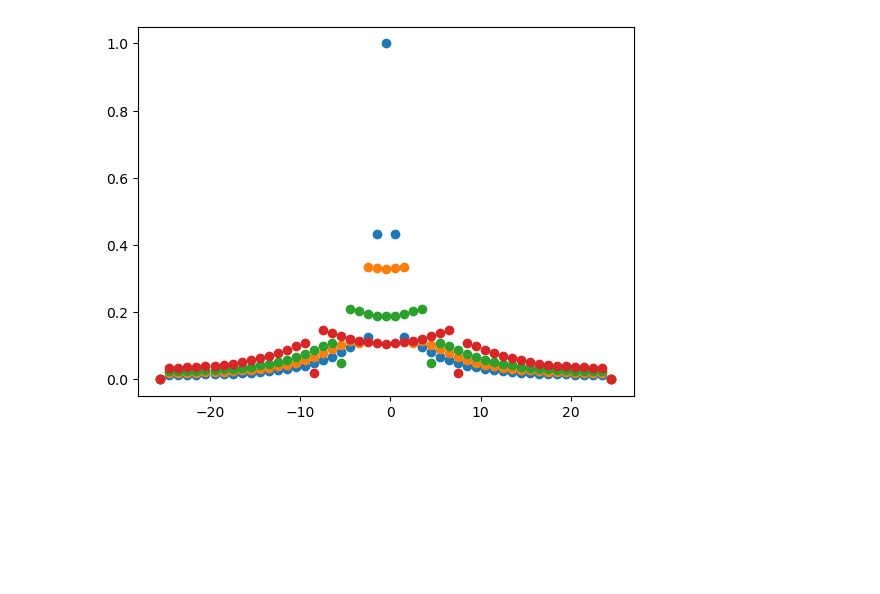
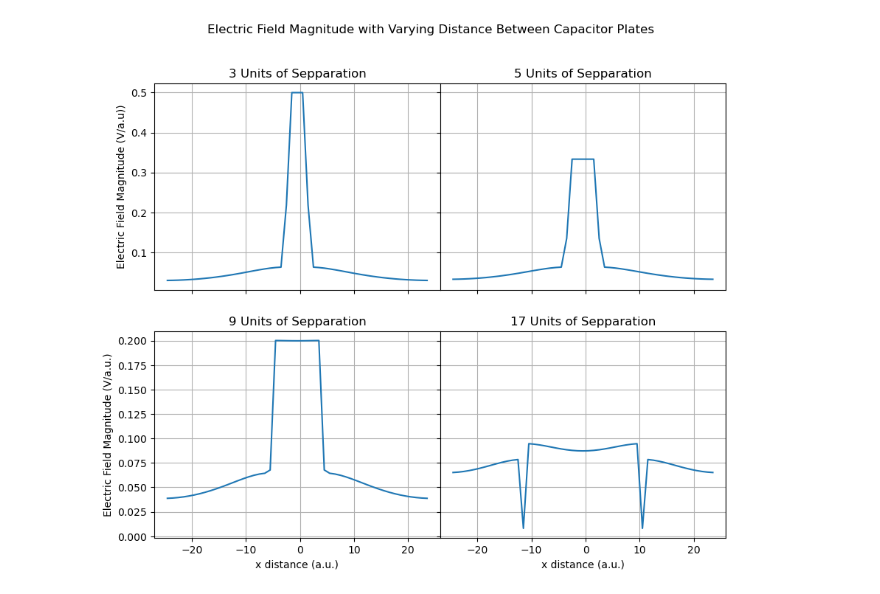
Before and after one commit to Kingrivers/Computation_Physics_Play, a Jupyter notebook: Parallel Plate Capacitor/PPC.ipynb, the cells around one changed output. Saved outputs shown, nothing was run; the diff lists cells and outputs as text; code cells hidden in the pictures; blank space fills up the shorter version.

```diff
--- a/Parallel Plate Capacitor/PPC.ipynb
+++ b/Parallel Plate Capacitor/PPC.ipynb
@@ -161,8 +186,35 @@ Converged on iteration 648 with value 0.024986705197889637
 # %%
-plt.scatter(x1,E_Mag_Center1)
-plt.scatter(x2,E_Mag_Center2)
-plt.scatter(x3,E_Mag_Center3)
-plt.scatter(x4,E_Mag_Center4)
+
+# Create 2x2 subplots with shared axes
+fig, axs = plt.subplots(2, 2, figsize=(10, 8), sharex='col', sharey='row')
+
+# First subplot (top-left)
+axs[0, 0].plot(x1[1:-1], E_Mag_Center1[1:-1])
+axs[0, 0].set_title('3 Units of Sepparation')
+axs[0, 0].set_ylabel('Electric Field Magnitude (V/a.u))')
+axs[0, 0].grid(True)
+
+# Second subplot (top-right)
+axs[0, 1].plot(x2[1:-1], E_Mag_Center2[1:-1])
+axs[0, 1].set_title('5 Units of Sepparation')
+axs[0, 1].grid(True)
+
+# Third subplot (bottom-left)
+axs[1, 0].plot(x3[1:-1], E_Mag_Center3[1:-1])
+axs[1, 0].set_title('9 Units of Sepparation')
+axs[1, 0].set_xlabel('x distance (a.u.)')
+axs[1, 0].set_ylabel('Electric Field Magnitude (V/a.u.)')
+axs[1, 0].grid(True)
+
+# Fourth subplot (bottom-right)
+axs[1, 1].plot(x4[1:-1], E_Mag_Center4[1:-1])
+axs[1, 1].set_title('17 Units of Sepparation')
+axs[1, 1].set_xlabel('x distance (a.u.)')
+axs[1, 1].grid(True)
+
+plt.suptitle('Electric Field Magnitude with Varying Distance Between Capacitor Plates', fontsize=12)
+plt.subplots_adjust(wspace=0, hspace=0.2)
+#plt.savefig('EField by sepparation x')
 plt.show()
 # %% [output]
-[figure, old version]
+[figure, new version]
```
Also changed, not shown: parts of 8 cells of this notebook, 16 other files.
